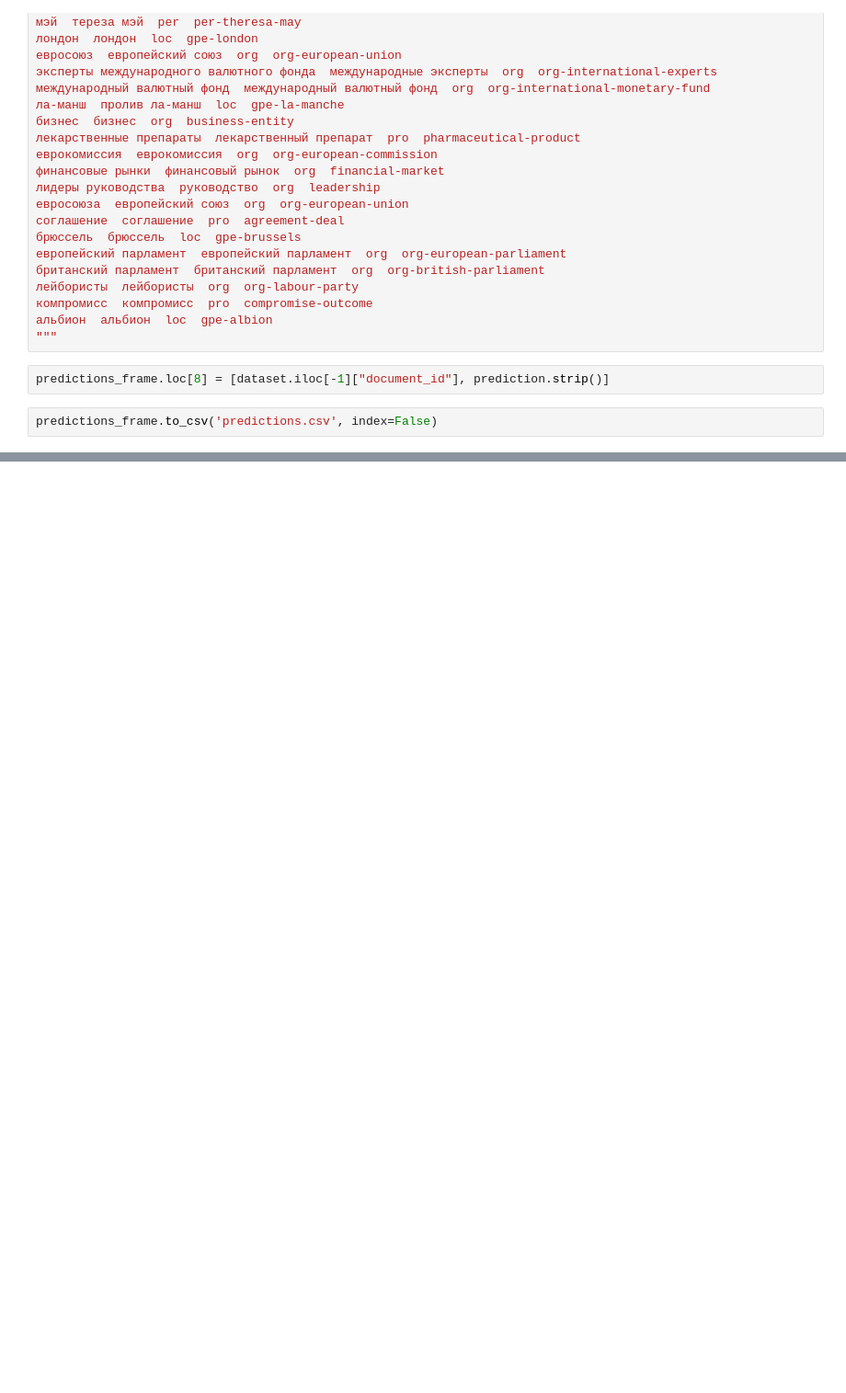
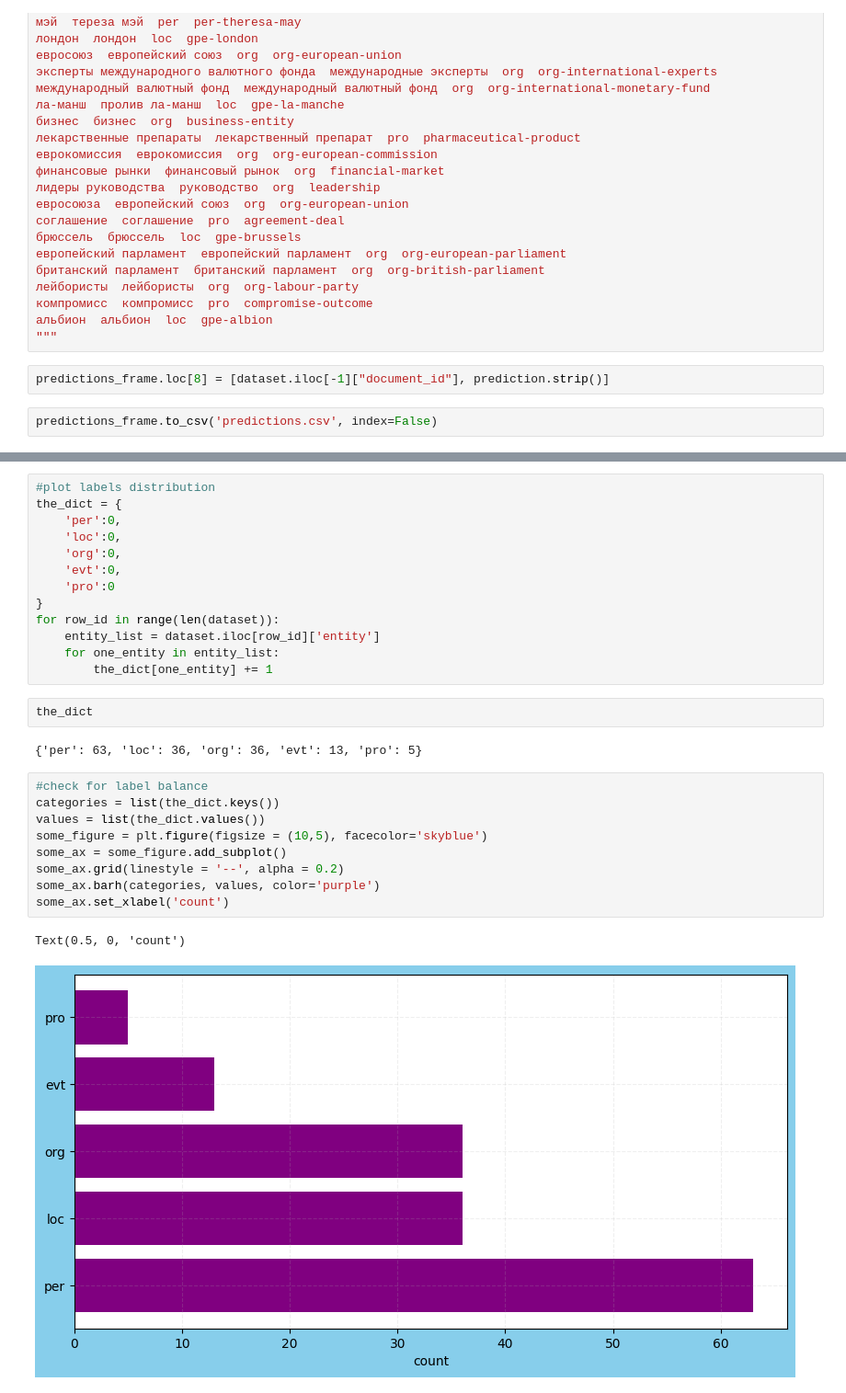
Before and after one commit to LuchianPeledutse/sber_assignment, a Jupyter notebook: Solution.ipynb, the cells around one changed output, grey strips where cells are left out. Shown: that part at 92% size. Cells and saved outputs as stored; diff of their text form; blank space fills up the shorter version.

```diff
--- a/Solution.ipynb
+++ b/Solution.ipynb
@@ -361,0 +400,29 @@ predictions_frame.to_csv('predictions.csv', index=False)
+# %%
+#plot labels distribution
+the_dict = {
+    'per':0,
+    'loc':0,
+    'org':0,
+    'evt':0,
+    'pro':0
+}
+for row_id in range(len(dataset)):
+    entity_list = dataset.iloc[row_id]['entity']
+    for one_entity in entity_list:
+        the_dict[one_entity] += 1
+# %%
+the_dict
+# %% [output]
+{'per': 63, 'loc': 36, 'org': 36, 'evt': 13, 'pro': 5}
+# %%
+#check for label balance
+categories = list(the_dict.keys())
+values = list(the_dict.values())
+some_figure = plt.figure(figsize = (10,5), facecolor='skyblue')
+some_ax = some_figure.add_subplot()
+some_ax.grid(linestyle = '--', alpha = 0.2)
+some_ax.barh(categories, values, color='purple')
+some_ax.set_xlabel('count')
+# %% [output]
+Text(0.5, 0, 'count')
+[figure, added]
```
Also changed, not shown: parts of 20 cells of this notebook.
